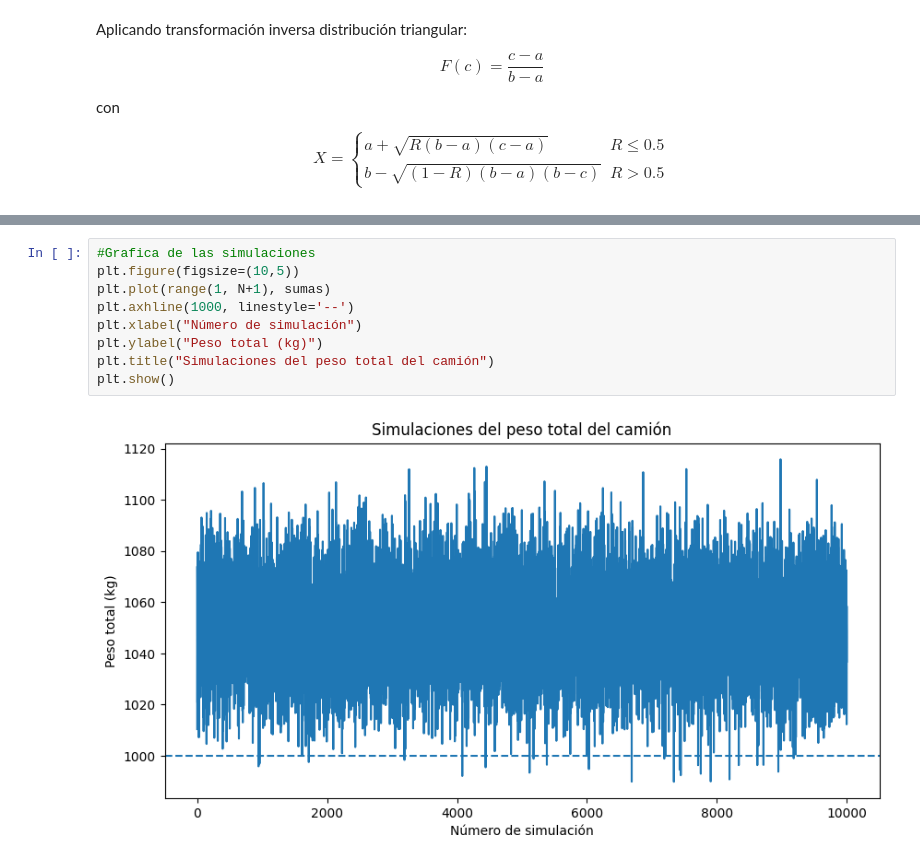
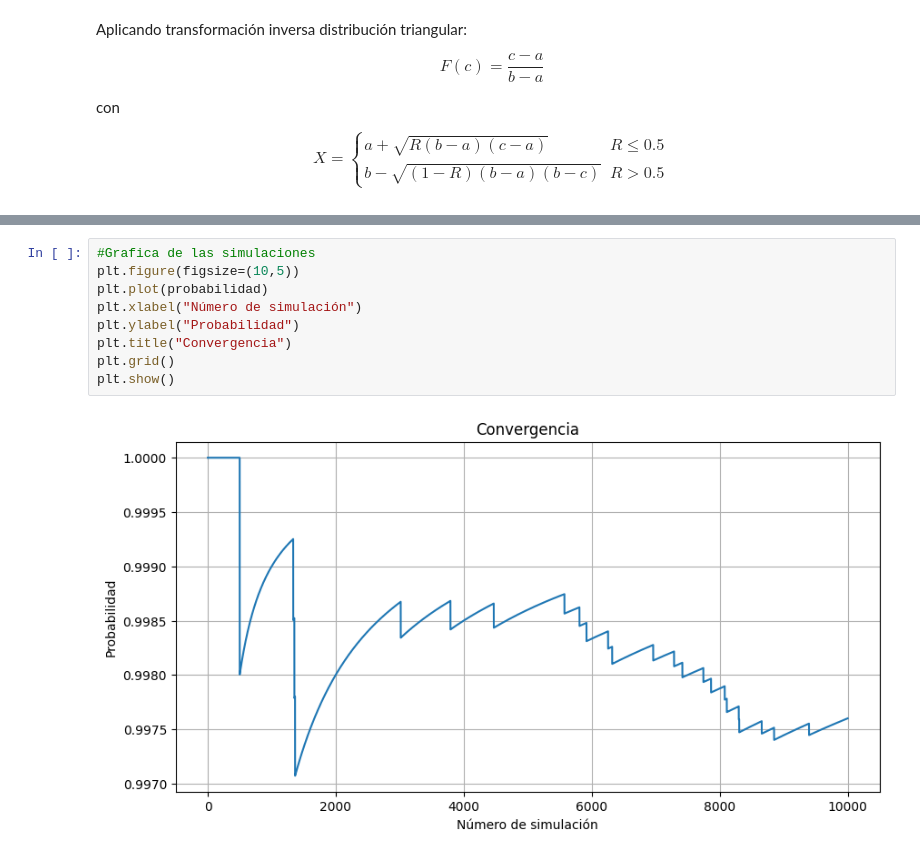
Before and after one commit to saradom11/Simulaci-n-I, a Jupyter notebook: Actividad_3.ipynb, the cells around one changed output, grey strips where cells are left out. Saved outputs shown, nothing was run; the diff lists cells and outputs as text.

```diff
--- a/Actividad_3.ipynb
+++ b/Actividad_3.ipynb
@@ -72,14 +96,14 @@ Probabilidad estimada = 0.9976
 # %%
 #Grafica de las simulaciones
 plt.figure(figsize=(10,5))
-plt.plot(range(1, N+1), sumas)
-plt.axhline(1000, linestyle='--')
+plt.plot(probabilidad)
 plt.xlabel("Número de simulación")
-plt.ylabel("Peso total (kg)")
-plt.title("Simulaciones del peso total del camión")
+plt.ylabel("Probabilidad")
+plt.title("Convergencia")
+plt.grid()
 plt.show()
 # %% [output]
-[figure, old version]
+[figure, new version]
 # %%
 #Grafica histgrama
 plt.figure(figsize=(10,6))
```
Also changed, not shown: parts of 9 cells of this notebook.
